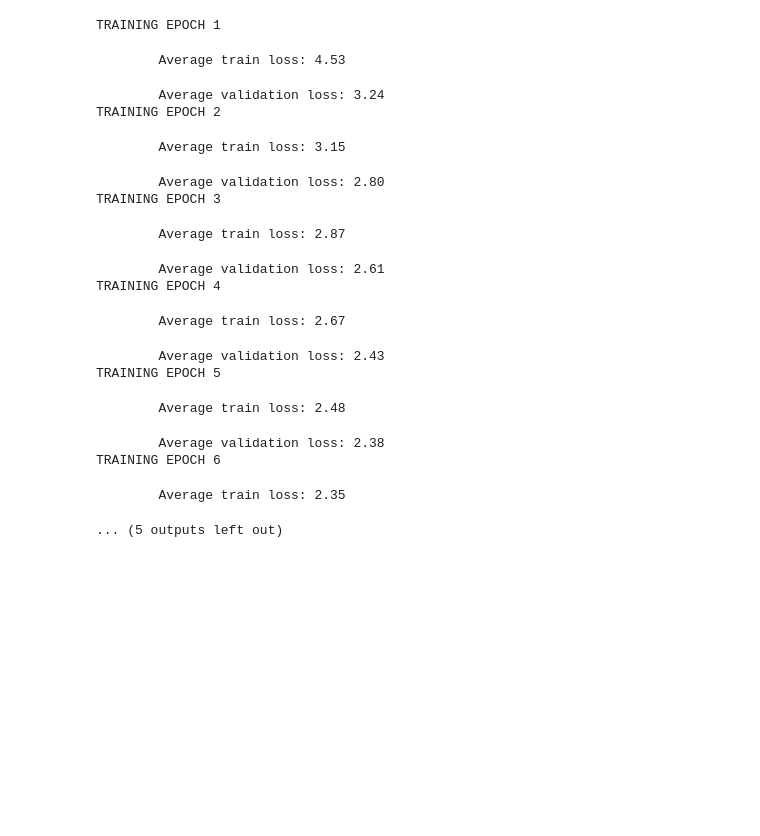
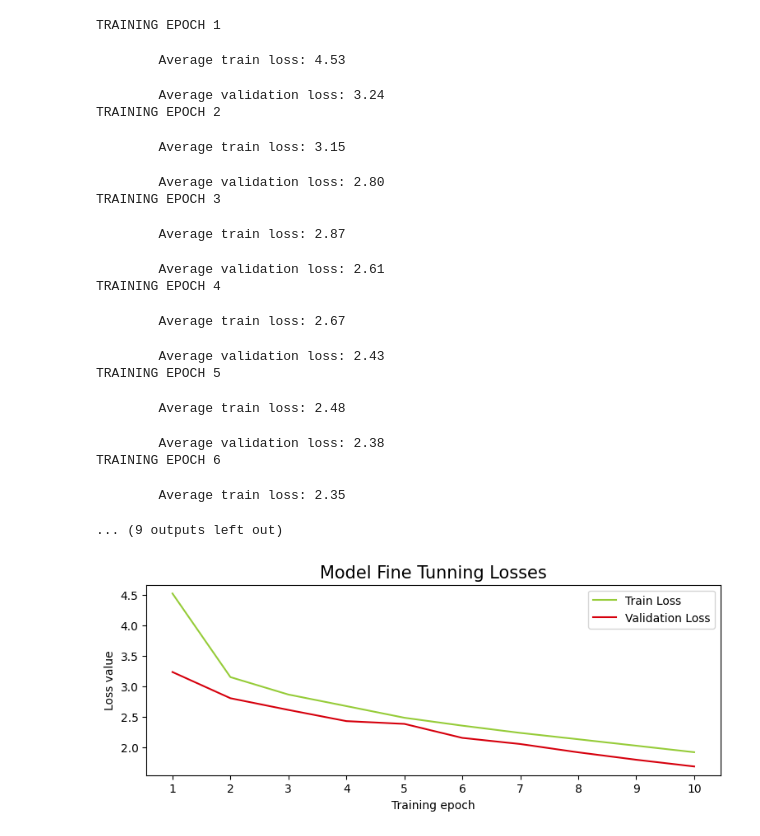
Before and after one commit to INTERTECHNICA-BUSINESS-SOLUTIONS-SRL/NATO-Article-COVID-Fake-News-Content-Enhancement, a Jupyter notebook: 06_Fake_News_Generative_AI_Fine_Tuning.ipynb, the cells around one changed output. Saved outputs shown, nothing was run; the diff lists cells and outputs as text; code cells hidden in the pictures; blank space fills up the shorter version.

Commit message:
Improved generative AI fine tuning notebook

```diff
--- a/06_Fake_News_Generative_AI_Fine_Tuning.ipynb
+++ b/06_Fake_News_Generative_AI_Fine_Tuning.ipynb
@@ -61,8 +63,8 @@ Tue May 16 14:47:38 2023
 # %%
 # global configuration
 LLM_MODEL_GENERATOR = "gpt2"
-KEYWORDS_TOKENIZATION_SPACE = 32
-TITLE_TOKENIZATION_SPACE = 64
+KEYWORDS_TOKENIZATION_SPACE_LENGTH = 32
+TITLE_TOKENIZATION_SPACE_LENGTH = 64
 BATCH_SIZE = 16
 SPECIAL_TOKENS  = {
       "pad_token": "<|pad|>",
@@ -130,8 +132,8 @@ def tokenize_data_for_fine_tunning (
     tokenizer,
     keywords,
     title,
-    keywords_tokenization_space = KEYWORDS_TOKENIZATION_SPACE,
-    title_tokenization_space = TITLE_TOKENIZATION_SPACE
+    keywords_tokenization_space = KEYWORDS_TOKENIZATION_SPACE_LENGTH,
+    title_tokenization_space = TITLE_TOKENIZATION_SPACE_LENGTH
   ) :
 
     # determine max length for tokenization
@@ -175,8 +177,8 @@ standard_tokenize_data_for_fine_tunning = lambda keywords, title : \
       text_generation_tokenizer,
       keywords,
       title,
-      KEYWORDS_TOKENIZATION_SPACE,
-      TITLE_TOKENIZATION_SPACE
+      KEYWORDS_TOKENIZATION_SPACE_LENGTH,
+      TITLE_TOKENIZATION_SPACE_LENGTH
     )
 # %%
 """ Extracts tokenized information from an existing item """
@@ -335,4 +337,4 @@ TRAINING EPOCH 5
         Average validation loss: 2.38
 TRAINING EPOCH 6
         Average train loss: 2.35
-... (5 outputs left out)
+... (9 outputs left out)
@@ -341,3 +341,48 @@ epochs_validation_losses
+# %%
+# display fine tuning performance on each epoch
+training_plot_data = pd.DataFrame({
+    "epoch": range(1, TRAIN_EPOCHS + 1),
+    "epochs_train_losses" : epochs_train_losses,
+})
+validation_plot_data = pd.DataFrame({
+    "epoch": range(1, TRAIN_EPOCHS + 1),
+    "epochs_validation_losses" : epochs_validation_losses,
+})
+
+fig, ax = plt.subplots(figsize=(9,3))
+
+train_loss_line_plot = sns.lineplot(
+    ax = ax,
+    data = training_plot_data,
+    x = "epoch",
+    y = "epochs_train_losses",
+    label = "Train Loss",
+    color ="#96CC39"
+  )
+
+validation_loss_line_plot = sns.lineplot(
+    ax = ax,
+    data = validation_plot_data,
+    x = "epoch",
+    y = "epochs_validation_losses",
+    label = "Validation Loss",
+    color ="#D6000D"
+  )
+
+ax.set(
+    xlabel ='Training epoch',
+    ylabel='Loss value'
+  )
+ax.grid(False)
+ax.set_facecolor('white')
+
+plt.xticks(np.arange(1, TRAIN_EPOCHS + 1, 1))
+
+plt.title("Model Fine Tunning Losses", fontsize = 15)
+
+plt.show()
+# %% [output]
+[figure, added]
 # %%
 # save the tokenizer and model for further usage
 _ = text_generation_tokenizer.save_pretrained("./title_generation_tokenizer")
```
Also changed, not shown: parts of 11 cells of this notebook.
